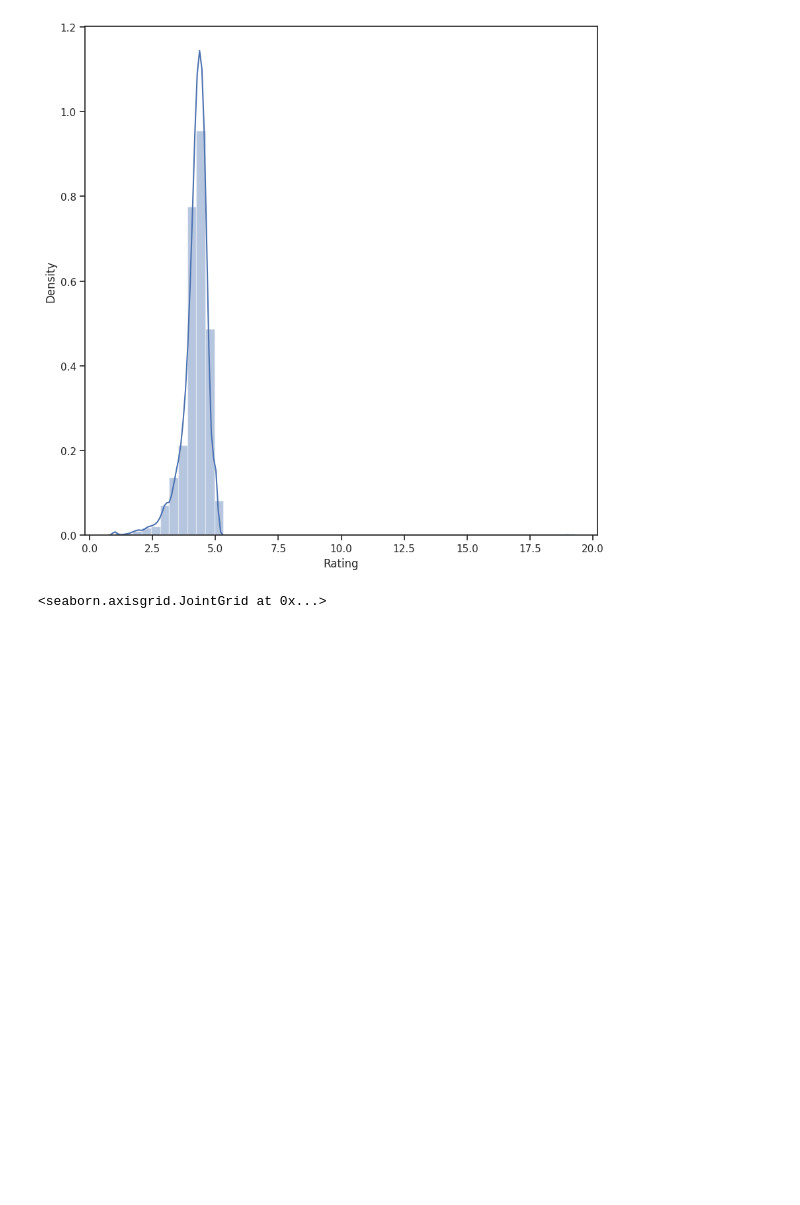
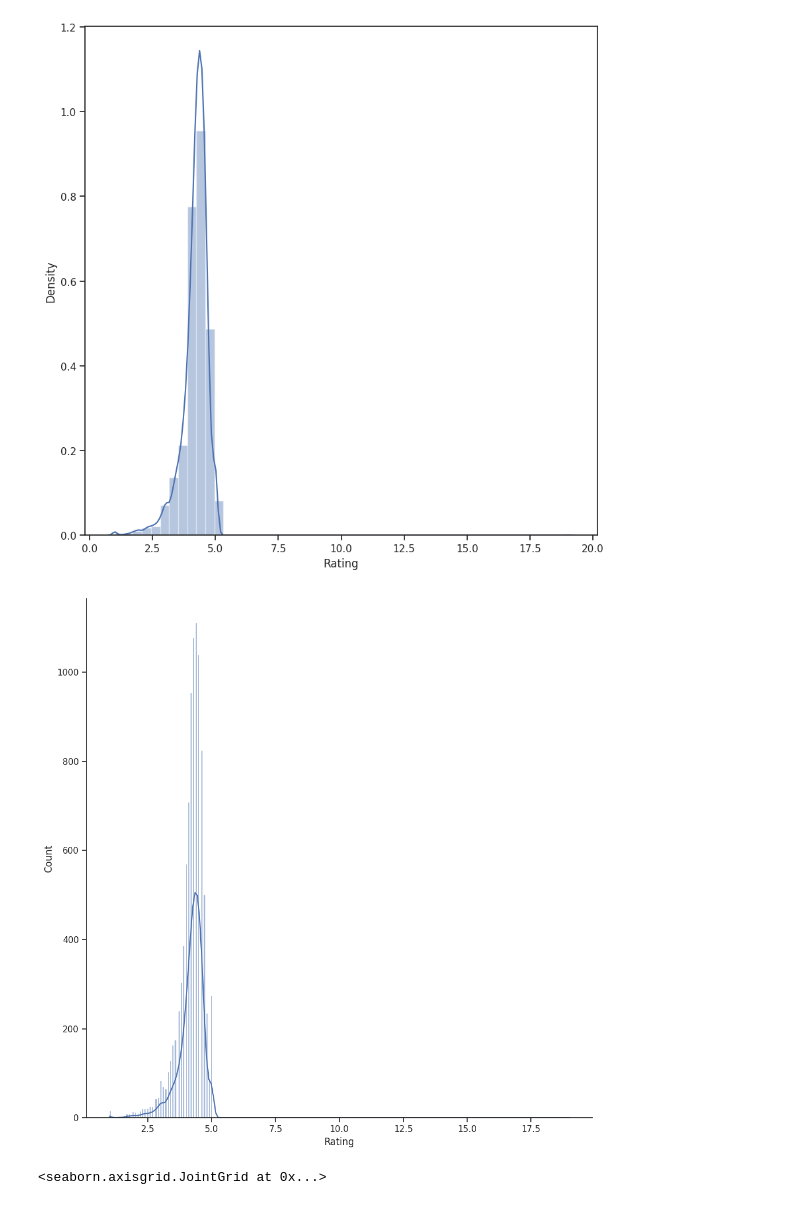
Before and after one commit to juliaBerserk/rea-artificial-intelligence-systems-tasks, a Jupyter notebook: HomeWork1.ipynb, the cells around one changed output. Drawn from its saved outputs; the diff is of its cells as text; code cells hidden in the pictures; blank space fills up the shorter version.

```diff
--- a/HomeWork1.ipynb
+++ b/HomeWork1.ipynb
@@ -112,6 +112,12 @@ https://gist.github.com/mwaskom/de44147ed2974457ad6372750bbe5751
   sns.distplot(data['Rating'])
 <Axes: xlabel='Rating', ylabel='Density'>
 [figure]
+# %%
+# new version
+sns.displot(data['Rating'], kde=True, height=10, aspect=1)
+plt.show()
+# %% [output]
+[figure, added]
 # %%
 # очистка колонки Installs (удаляем запятые и плюсы, переводим в число)
 data['Installs'] = data['Installs'].astype(str).str.replace('+', '', regex=False).str.replace(',', '', regex=False)
```
